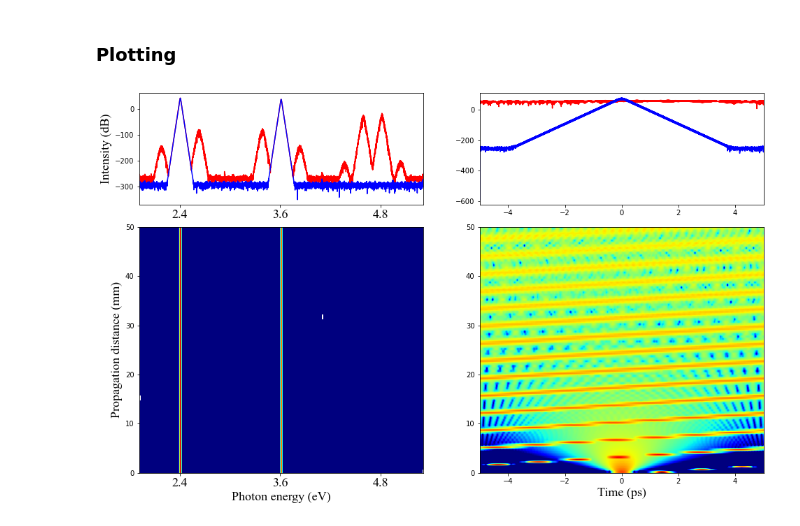
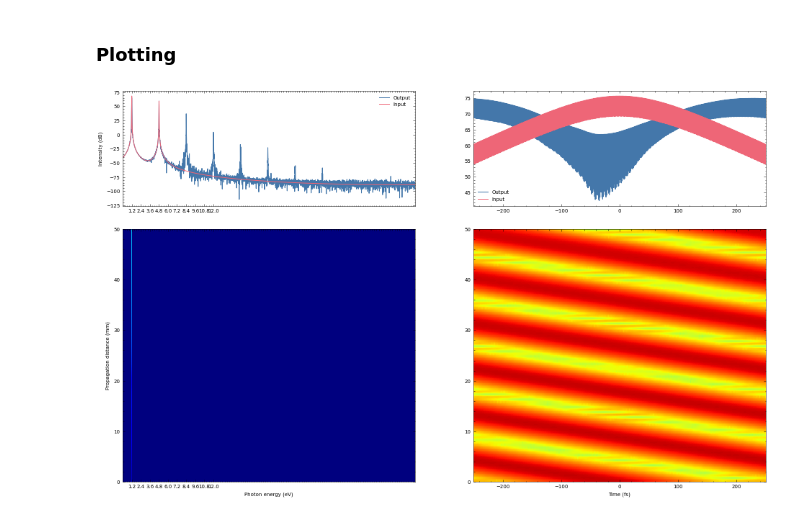
Before and after one commit to jeremythurston/1-MHz-HCHG, a Jupyter notebook: PyNLO_DFWM_Test.ipynb, the cells around one changed output. Drawn from its saved outputs; the diff is of its cells as text; code cells hidden in the pictures.

```diff
--- a/PyNLO_DFWM_Test.ipynb
+++ b/PyNLO_DFWM_Test.ipynb
@@ -38,7 +47,7 @@ alpha = np.log((10 ** (alpha * 0.1))) * 100  # convert from dB/cm to 1/m
 # %% [markdown]
 #### Simulation parameters
 # %%
-window = 10.0  # simulation window (ps)
+window = 0.5  # simulation window (ps)
 steps = 100  # simulation steps
 points = 2**13  # simulation points
 # %% [markdown]
@@ -103,4 +188,4 @@ evol = pynlo.interactions.FourWaveMixing.SSFM.SSFM(
     disable_self_steepening=np.logical_not(steep),
 )
 
-y, AW, AT, pulse_out = evol.propagate(pulse_in=pulse, fiber=fiber, n_steps=steps)
+y, AW, AT, pulse_out = evol.propagate(pulse_in=pulse2, fiber=fiber, n_steps=steps)
@@ -134,7 +201,7 @@ ax1 = plt.subplot2grid((3, 2), (0, 1), rowspan=1)
 ax2 = plt.subplot2grid((3, 2), (1, 0), rowspan=2, sharex=ax0)
 ax3 = plt.subplot2grid((3, 2), (1, 1), rowspan=2, sharex=ax1)
 
-F = h * pulse.F_THz  # Frequency grid of pulse (THz)
+F = h * pulse2.F_THz  # Frequency grid of pulse (THz)
 
 
 def dB(num):
@@ -146,51 +213,53 @@ zT = dB(np.transpose(AT))
 
 y_mm = y * 1e3  # convert distance to mm
 
-ax0.plot(h * pulse_out.F_THz, dB(pulse_out.AW), color="r")
-ax1.plot(pulse_out.T_ps, dB(pulse_out.AT), color="r")
+ax0.plot(h * pulse_out.F_THz, dB(pulse_out.AW), label="Output")
+ax1.plot(pulse_out.T_ps*1000, dB(pulse_out.AT), label="Output")
 
-ax0.plot(h * pulse.F_THz, dB(pulse.AW), color="b")
-ax1.plot(pulse.T_ps, dB(pulse.AT), color="b")
+ax0.plot(h * pulse2.F_THz, dB(pulse2.AW), label="Input")
+ax1.plot(pulse2.T_ps*1000, dB(pulse2.AT), label="Input")
 
 extent = (np.min(F[F > 0]), np.max(F[F > 0]), 0, fiber_length)
 ax2.imshow(
     zW,
     extent=extent,
     vmin=np.max(zW) - 40.0,
     vmax=np.max(zW),
     aspect="auto",
     origin="lower",
     cmap="jet",
 )
 
-extent = (np.min(pulse.T_ps), np.max(pulse.T_ps), np.min(y_mm), fiber_length)
+extent = (np.min(pulse2.T_ps)*1000, np.max(pulse2.T_ps)*1000, np.min(y_mm), fiber_length)
 ax3.imshow(
     zT,
     extent=extent,
     vmin=np.max(zT) - 40.0,
     vmax=np.max(zT),
     aspect="auto",
     origin="lower",
     cmap="jet",
 )
 
-fontname = "Times New Roman"
-
-ax0.set_ylabel("Intensity (dB)", fontname=fontname, fontsize=18)
+ax0.set_ylabel("Intensity (dB)")
 # ax0.set_ylim(-80, 0)
 # ax1.set_ylim(-40, 40)
 
-ax2.set_ylabel("Propagation distance (mm)", fontname=fontname, fontsize=18)
-ax2.set_xlabel("Photon energy (eV)", fontname=fontname, fontsize=18)
+ax2.set_ylabel("Propagation distance (mm)")
+ax2.set_xlabel("Photon energy (eV)")
 
-ax3.set_xlabel("Time (ps)", fontname=fontname, fontsize=18)
+ax3.set_xlabel("Time (fs)")
 
-ax0.set_xticks([2.4, 3.6, 4.8])
-ax0.set_xticklabels(["2.4", "3.6", "4.8"], fontname=fontname, fontsize=18)
+ax0.set_xticks([1.2, 2.4, 3.6, 4.8, 6.0, 7.2, 8.4, 9.6, 10.8, 12.0])
+ax0.set_xticklabels(["1.2", "2.4", "3.6", "4.8", "6.0", "7.2", "8.4", "9.6", "10.8", "12.0"])
+ax0.legend()
 
-ax2.set_xticks([2.4, 3.6, 4.8])
-ax2.set_xticklabels(["2.4", "3.6", "4.8"], fontname=fontname, fontsize=18)
+ax2.set_xticks([1.2, 2.4, 3.6, 4.8, 6.0, 7.2, 8.4, 9.6, 10.8, 12.0])
+ax2.set_xticklabels(["1.2", "2.4", "3.6", "4.8", "6.0", "7.2", "8.4", "9.6", "10.8", "12.0"])
+
+
+ax1.legend()
 
 plt.show()
 # %% [output]
-[figure, old version]
+[figure, new version]
```
Also changed, not shown: parts of 9 cells of this notebook, 23 other files.
